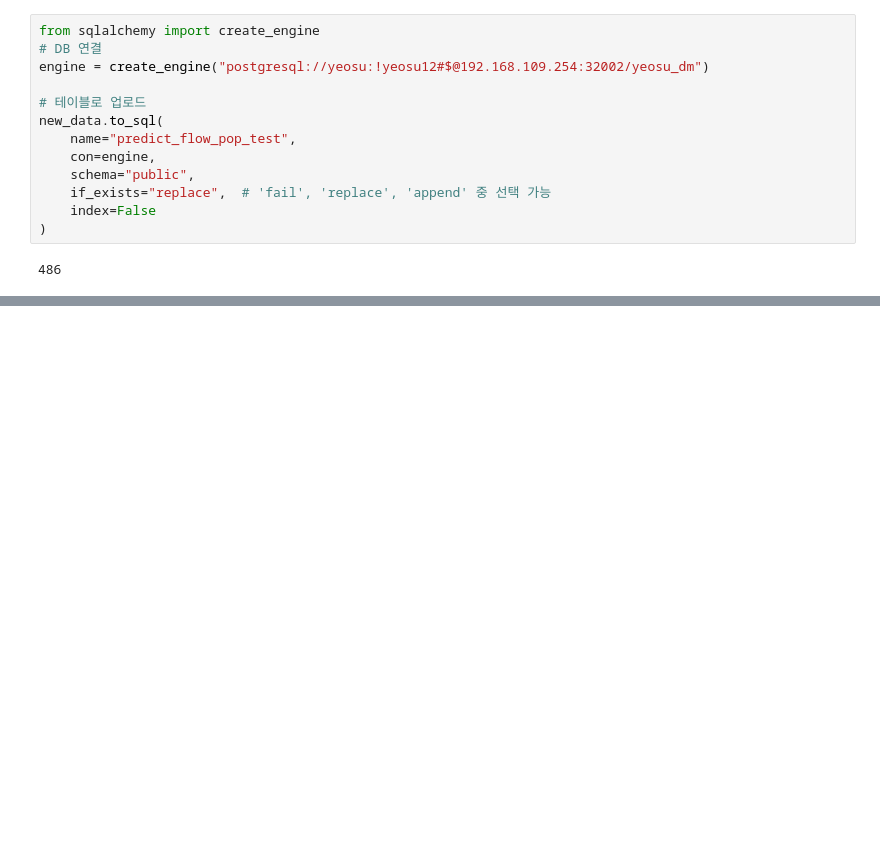
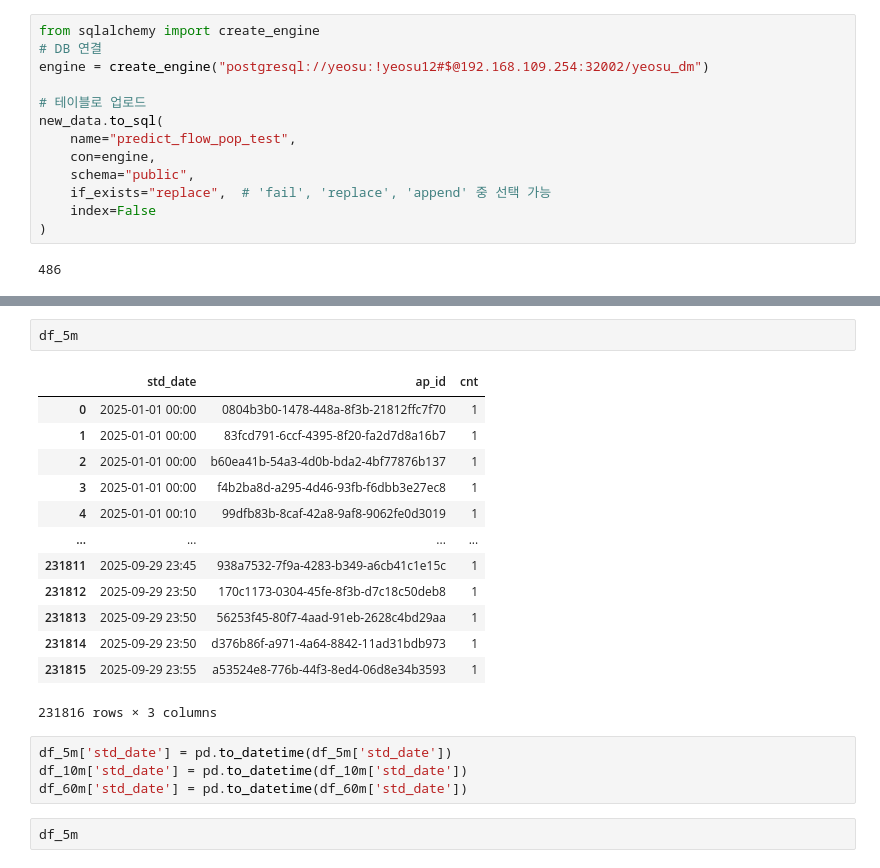
Before and after one commit to KnellBalm/yeosu, a Jupyter notebook: deploy/module/predict_model/flowpop_predict.ipynb, the cells around one changed output, grey strips where cells are left out. Cells and saved outputs as stored; diff of their text form; blank space fills up the shorter version.

```diff
--- a/deploy/module/predict_model/flowpop_predict.ipynb
+++ b/deploy/module/predict_model/flowpop_predict.ipynb
@@ -838,0 +854,22 @@ new_data.to_sql(
+# %%
+df_5m
+# %% [output]
+|  | std_date | ap_id | cnt |
+| 0 | 2025-01-01 00:00 | 0804b3b0-1478-448a-8f3b-21812ffc7f70 | 1 |
+| 1 | 2025-01-01 00:00 | 83fcd791-6ccf-4395-8f20-fa2d7d8a16b7 | 1 |
+| 2 | 2025-01-01 00:00 | b60ea41b-54a3-4d0b-bda2-4bf77876b137 | 1 |
+| 3 | 2025-01-01 00:00 | f4b2ba8d-a295-4d46-93fb-f6dbb3e27ec8 | 1 |
+| 4 | 2025-01-01 00:10 | 99dfb83b-8caf-42a8-9af8-9062fe0d3019 | 1 |
+| ... | ... | ... | ... |
+| 231811 | 2025-09-29 23:45 | 938a7532-7f9a-4283-b349-a6cb41c1e15c | 1 |
+| 231812 | 2025-09-29 23:50 | 170c1173-0304-45fe-8f3b-d7c18c50deb8 | 1 |
+| 231813 | 2025-09-29 23:50 | 56253f45-80f7-4aad-91eb-2628c4bd29aa | 1 |
+| 231814 | 2025-09-29 23:50 | d376b86f-a971-4a64-8842-11ad31bdb973 | 1 |
+| 231815 | 2025-09-29 23:55 | a53524e8-776b-44f3-8ed4-06d8e34b3593 | 1 |
+231816 rows × 3 columns
+# %%
+df_5m['std_date'] = pd.to_datetime(df_5m['std_date'])
+df_10m['std_date'] = pd.to_datetime(df_10m['std_date'])
+df_60m['std_date'] = pd.to_datetime(df_60m['std_date'])
+# %%
+df_5m
```
Also changed, not shown: parts of 3 cells of this notebook, 10 other files.
